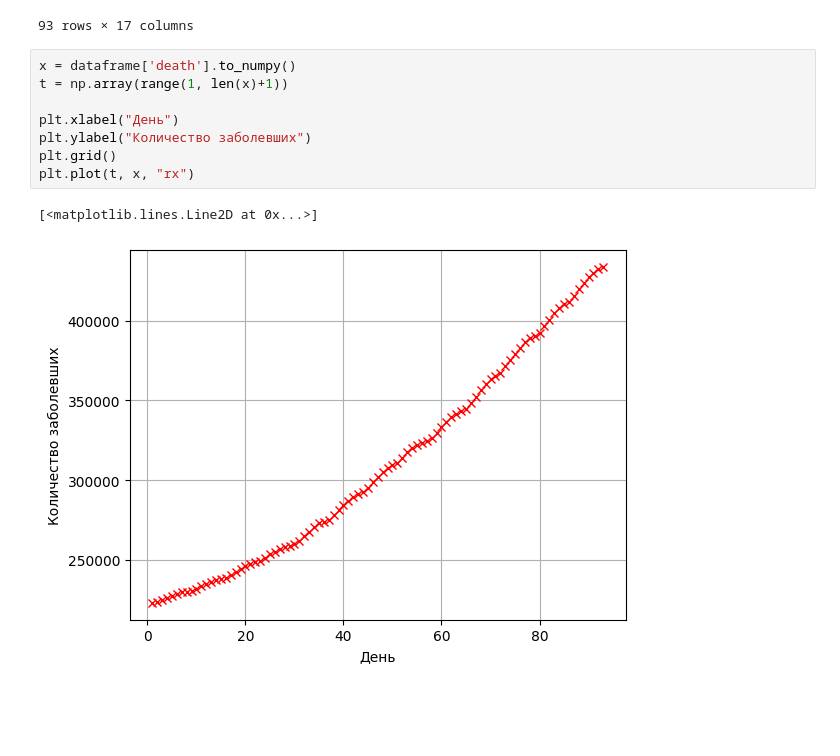
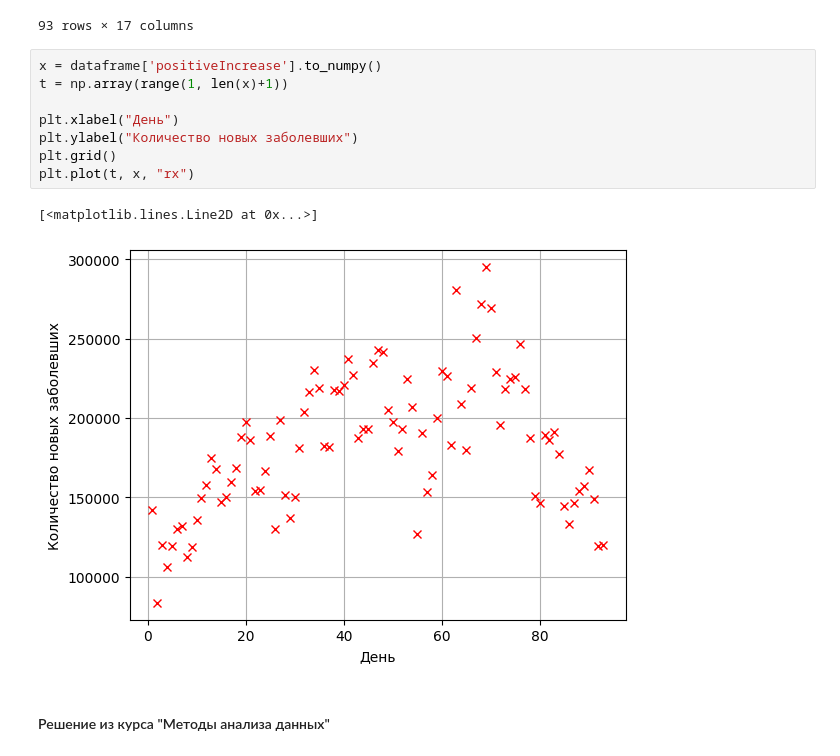
Before and after one commit to Valdemal/data-and-processes-analysis, a Jupyter notebook: lab0.ipynb, the cells around one changed output. Cells and saved outputs as stored; diff of their text form; blank space fills up the shorter version.

```diff
--- a/lab0.ipynb
+++ b/lab0.ipynb
@@ -38,13 +36,15 @@ dataframe
 | 34 | 2021-02-01 | 433751.0 | 1562 | 41998.0 | 18572.0 | 1766 | ... |
 93 rows × 17 columns
 # %%
-x = dataframe['death'].to_numpy()
+x = dataframe['positiveIncrease'].to_numpy()
 t = np.array(range(1, len(x)+1))
 
 plt.xlabel("День")
-plt.ylabel("Количество заболевших")
+plt.ylabel("Количество новых заболевших")
 plt.grid()
 plt.plot(t, x, "rx")
 # %% [output]
 [<matplotlib.lines.Line2D at 0x...>]
-[figure, old version]
+[figure, new version]
+# %% [markdown]
+#### Решение из курса "Методы анализа данных"
```
Also changed, not shown: parts of 13 cells of this notebook.
